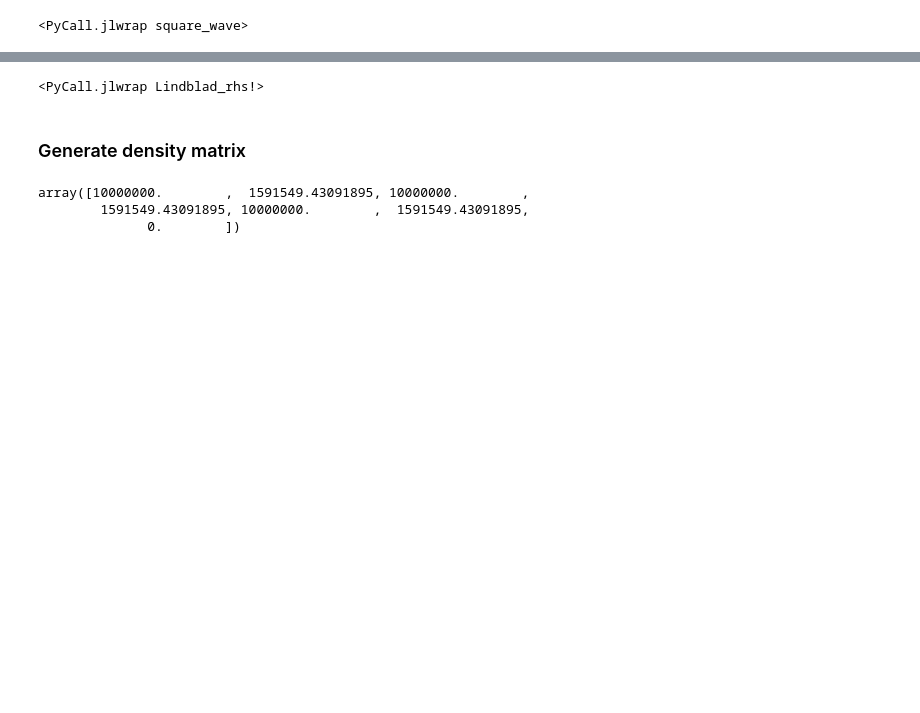
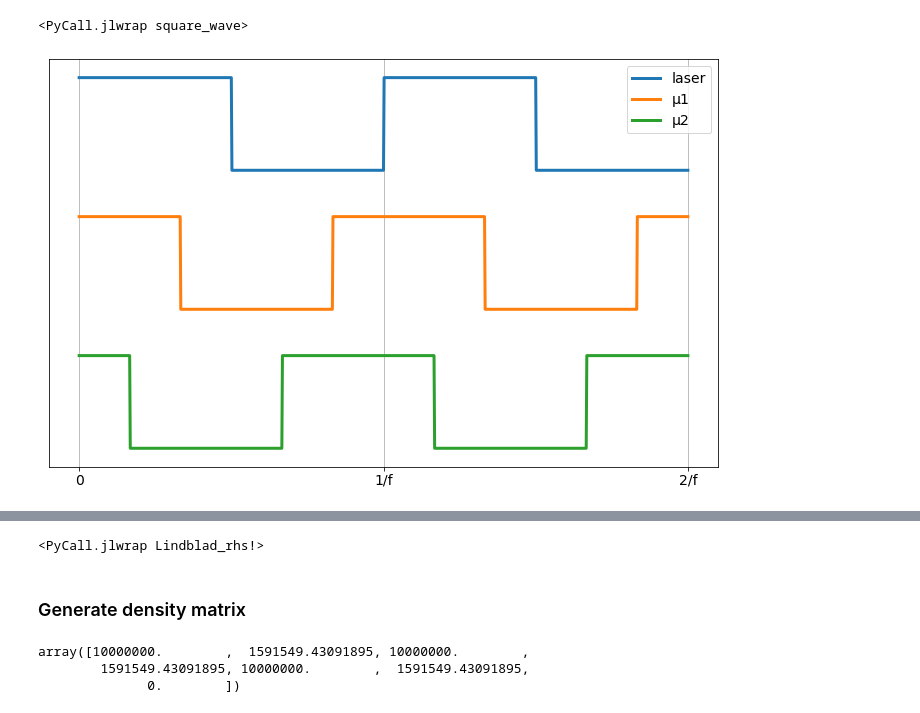
Before and after one commit to ograsdijk/optical-bloch, a Jupyter notebook: with microwaves/Check Polarization Switching All.ipynb, the cells around one changed output, grey strips where cells are left out. Saved outputs shown, nothing was run; the diff lists cells and outputs as text; code cells hidden in the pictures; blank space fills up the shorter version.

```diff
--- a/with microwaves/Check Polarization Switching All.ipynb
+++ b/with microwaves/Check Polarization Switching All.ipynb
@@ -35,6 +35,29 @@ end
 """)
 # %% [output]
 <PyCall.jlwrap square_wave>
+# %%
+f = 1.
+t = np.linspace(0,2,1001)
+ϕ_laser = 0.
+ϕ_μ1 = np.pi/3
+ϕ_μ2 = 2*np.pi/3
+
+fig, ax = plt.subplots(figsize = (12,7.5))
+ax.plot(t, [3+Main.square_wave(ti, f, ϕ_laser) for ti in t], lw = 3, label = 'laser')
+ax.plot(t, [1.5+Main.square_wave(ti, f, ϕ_μ1) for ti in t], lw = 3, label = 'μ1')
+ax.plot(t, [Main.square_wave(ti, f, ϕ_μ2) for ti in t], lw = 3, label = 'μ2')
+
+ax.set_yticks([])
+ax.set_xticks([0, 1,2])
+ax.set_xticklabels(['0', '1/f', '2/f'])
+
+ax.grid(True)
+
+ax.legend(fontsize = 14)
+
+set_fontsize(ax, 14)
+# %% [output]
+[figure, added]
 # %%
 # reading from file
 with open('../ode_fun_mu1mu2.jl', 'r', encoding='utf8') as f:
```
Also changed, not shown: parts of 1 cell of this notebook.
